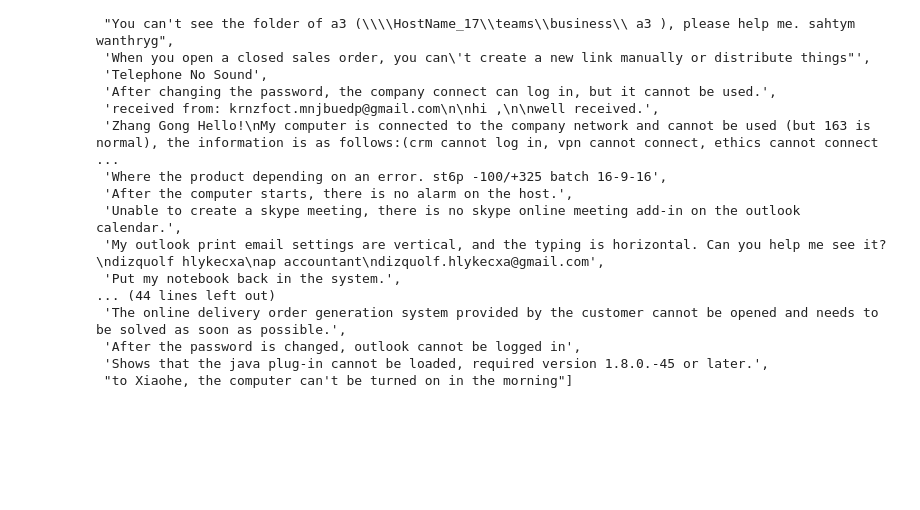
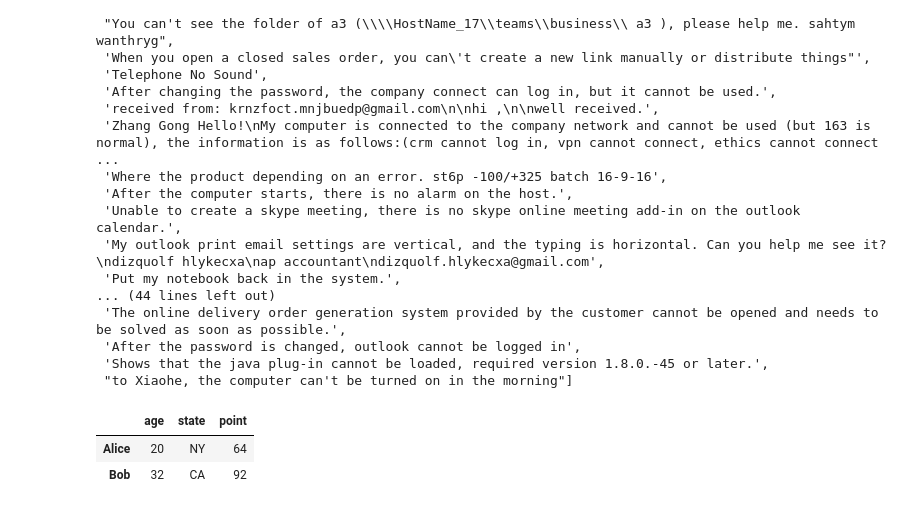
Before and after one commit to vmulmale/AI-Enabled-IT-Service-Ticketing-tool, a Jupyter notebook: Capstone_Project.ipynb, the cells around one changed output. Cells and saved outputs as stored; diff of their text form; code cells hidden in the pictures; blank space fills up the shorter version.

```diff
--- a/Capstone_Project.ipynb
+++ b/Capstone_Project.ipynb
@@ -725,3 +806,14 @@ translated_to_english
 pip install ftfy
 # %%
 pip install googletrans
+# %%
+import pandas as pd
+
+df = pd.DataFrame({'age': [20, 32], 'state': ['NY', 'CA'], 'point': [64, 92]},
+                  index=['Alice', 'Bob'])
+# %%
+df
+# %% [output]
+|  | age | state | point |
+| Alice | 20 | NY | 64 |
+| Bob | 32 | CA | 92 |
```
Also changed, not shown: parts of 14 cells of this notebook.
